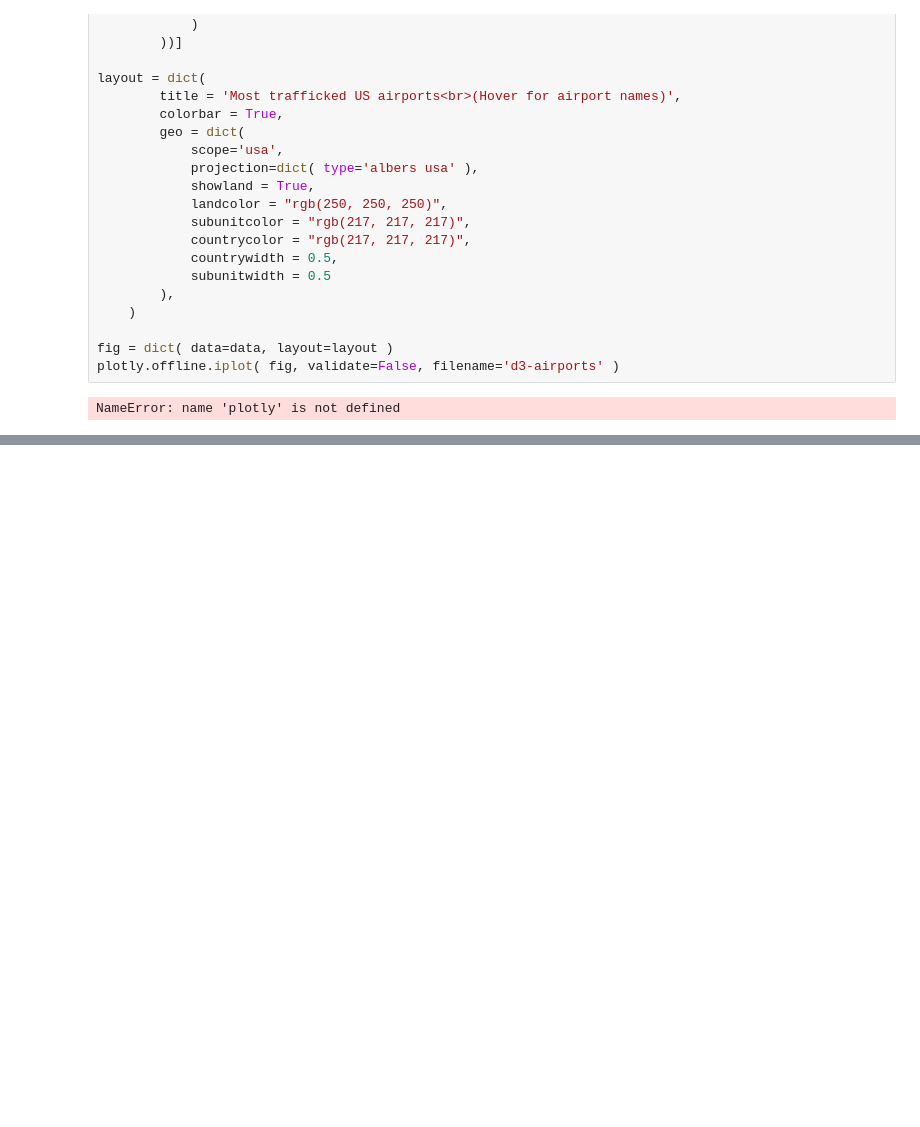
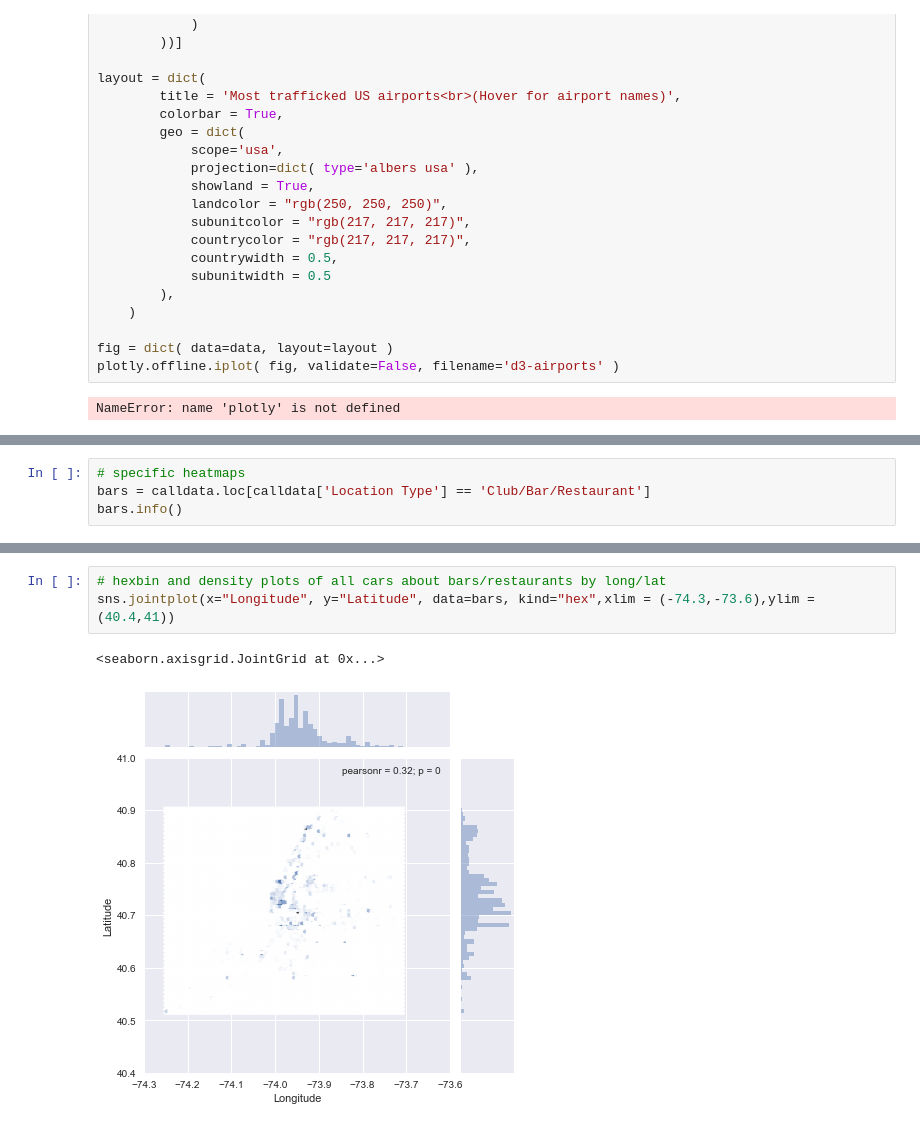
Before and after one commit to TrifectaIII/Data-Science-Final, a Jupyter notebook: DataScienceFinal.ipynb, the cells around one changed output, grey strips where cells are left out. Drawn from its saved outputs; the diff is of its cells as text; blank space fills up the shorter version.

Commit message:
added some seaborn plots

```diff
--- a/DataScienceFinal.ipynb
+++ b/DataScienceFinal.ipynb
@@ -410,0 +429,4 @@ NameError: name 'plotly' is not defined
+# %%
+# specific heatmaps
+bars = calldata.loc[calldata['Location Type'] == 'Club/Bar/Restaurant']
+bars.info()
@@ -410,0 +453,6 @@ NameError: name 'plotly' is not defined
+# %%
+# hexbin and density plots of all cars about bars/restaurants by long/lat
+sns.jointplot(x="Longitude", y="Latitude", data=bars, kind="hex",xlim = (-74.3,-73.6),ylim = (40.4,41))
+# %% [output]
+<seaborn.axisgrid.JointGrid at 0x...>
+[figure, added]
```
Also changed, not shown: parts of 6 cells of this notebook.
